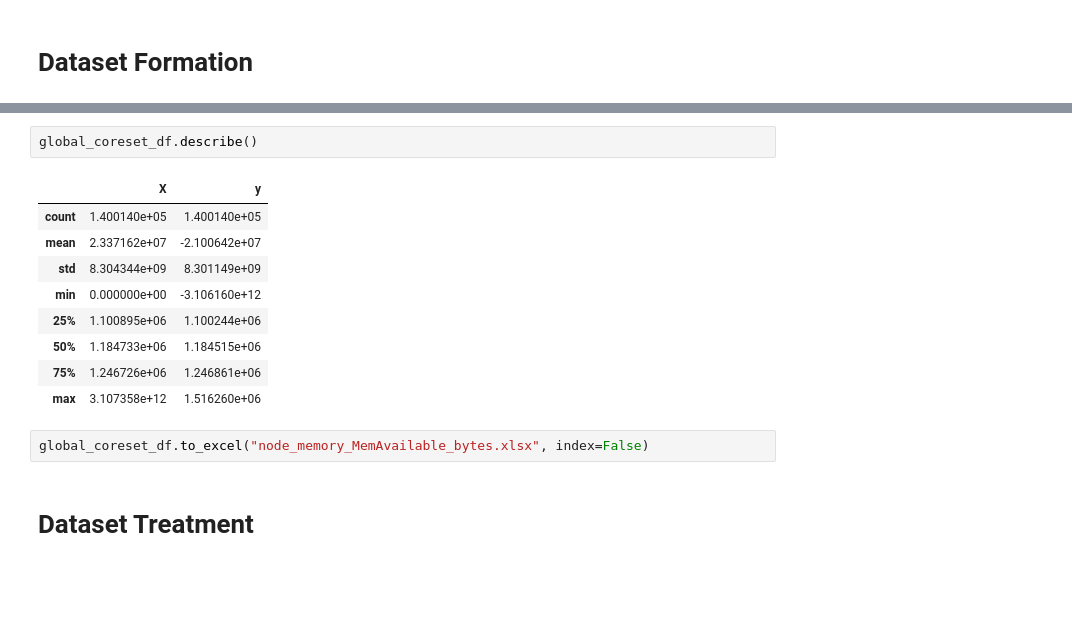
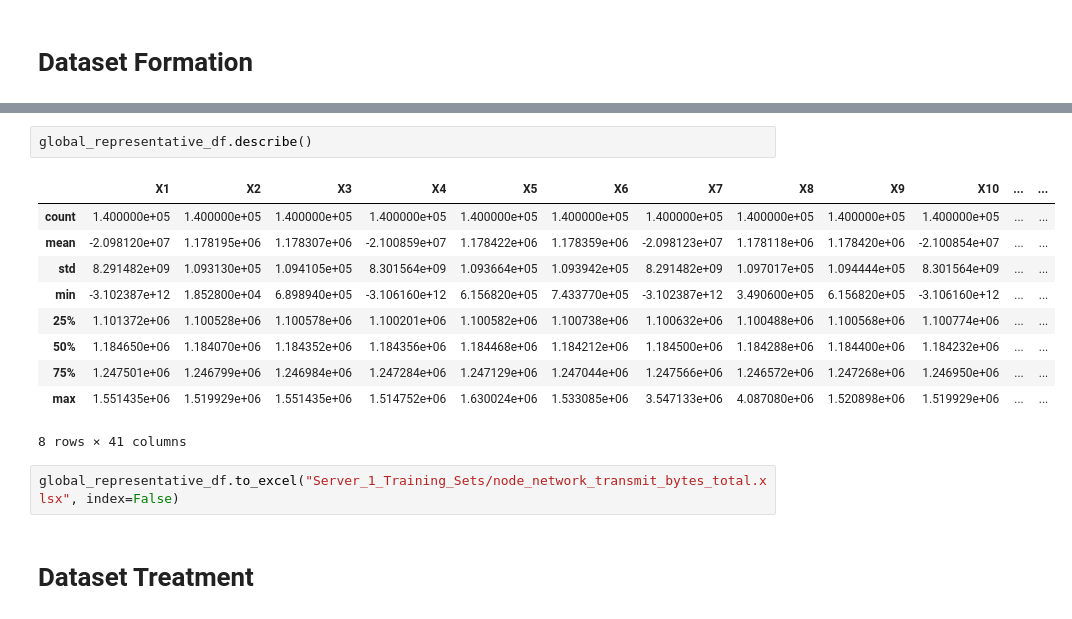
Before and after one commit to lucasmatnibezerra/FailedDetectionCloud, a Jupyter notebook: 5g3e-dataset-join.ipynb, the cells around one changed output, grey strips where cells are left out. Cells and saved outputs as stored; diff of their text form; blank space fills up the shorter version.

```diff
--- a/5g3e-dataset-join.ipynb
+++ b/5g3e-dataset-join.ipynb
@@ -126,16 +245,17 @@ print(global_coreset_df)
 # %%
-global_coreset_df.describe()
+global_representative_df.describe()
 # %% [output]
-|  | X | y |
-| count | 1.400140e+05 | 1.400140e+05 |
-| mean | 2.337162e+07 | -2.100642e+07 |
-| std | 8.304344e+09 | 8.301149e+09 |
-| min | 0.000000e+00 | -3.106160e+12 |
-| 25% | 1.100895e+06 | 1.100244e+06 |
-| 50% | 1.184733e+06 | 1.184515e+06 |
-| 75% | 1.246726e+06 | 1.246861e+06 |
-| max | 3.107358e+12 | 1.516260e+06 |
+|  | X1 | X2 | X3 | X4 | X5 | X6 | X7 | X8 | X9 | X10 | ... | ... |
+| count | 1.400000e+05 | 1.400000e+05 | 1.400000e+05 | 1.400000e+05 | 1.400000e+05 | 1.400000e+05 | 1.400000e+05 | 1.400000e+05 | 1.400000e+05 | 1.400000e+05 | ... | ... |
+| mean | -2.098120e+07 | 1.178195e+06 | 1.178307e+06 | -2.100859e+07 | 1.178422e+06 | 1.178359e+06 | -2.098123e+07 | 1.178118e+06 | 1.178420e+06 | -2.100854e+07 | ... | ... |
+| std | 8.291482e+09 | 1.093130e+05 | 1.094105e+05 | 8.301564e+09 | 1.093664e+05 | 1.093942e+05 | 8.291482e+09 | 1.097017e+05 | 1.094444e+05 | 8.301564e+09 | ... | ... |
+| min | -3.102387e+12 | 1.852800e+04 | 6.898940e+05 | -3.106160e+12 | 6.156820e+05 | 7.433770e+05 | -3.102387e+12 | 3.490600e+05 | 6.156820e+05 | -3.106160e+12 | ... | ... |
+| 25% | 1.101372e+06 | 1.100528e+06 | 1.100578e+06 | 1.100201e+06 | 1.100582e+06 | 1.100738e+06 | 1.100632e+06 | 1.100488e+06 | 1.100568e+06 | 1.100774e+06 | ... | ... |
+| 50% | 1.184650e+06 | 1.184070e+06 | 1.184352e+06 | 1.184356e+06 | 1.184468e+06 | 1.184212e+06 | 1.184500e+06 | 1.184288e+06 | 1.184400e+06 | 1.184232e+06 | ... | ... |
+| 75% | 1.247501e+06 | 1.246799e+06 | 1.246984e+06 | 1.247284e+06 | 1.247129e+06 | 1.247044e+06 | 1.247566e+06 | 1.246572e+06 | 1.247268e+06 | 1.246950e+06 | ... | ... |
+| max | 1.551435e+06 | 1.519929e+06 | 1.551435e+06 | 1.514752e+06 | 1.630024e+06 | 1.533085e+06 | 3.547133e+06 | 4.087080e+06 | 1.520898e+06 | 1.519929e+06 | ... | ... |
+8 rows × 41 columns
 # %%
-global_coreset_df.to_excel("node_memory_MemAvailable_bytes.xlsx", index=False)
+global_representative_df.to_excel("Server_1_Training_Sets/node_network_transmit_bytes_total.xlsx", index=False)
 # %% [markdown]
 # Dataset Treatment
```
Also changed, not shown: parts of 11 cells of this notebook.
